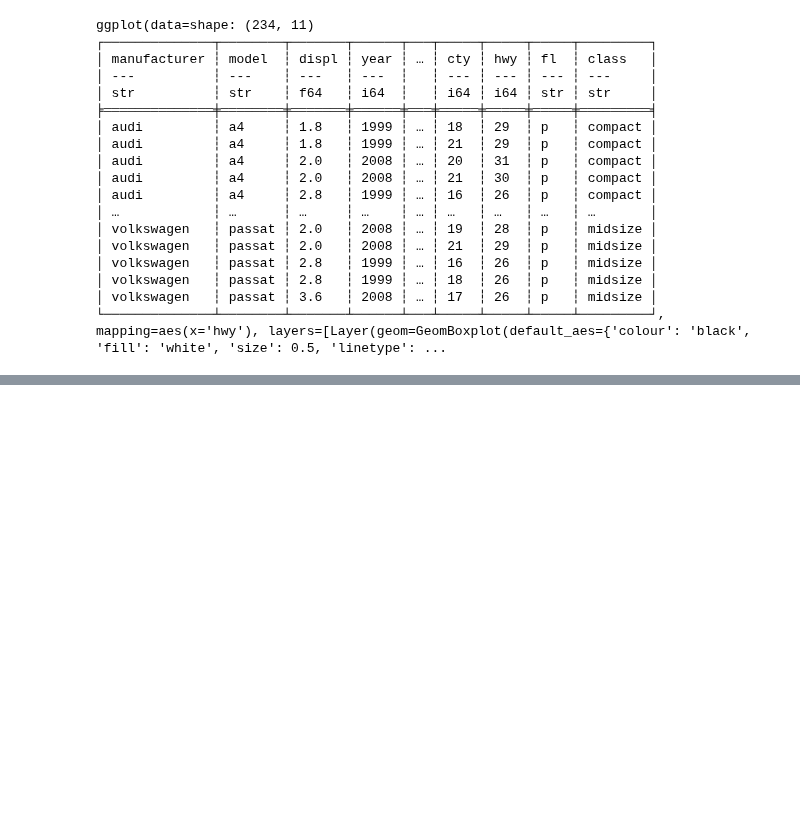
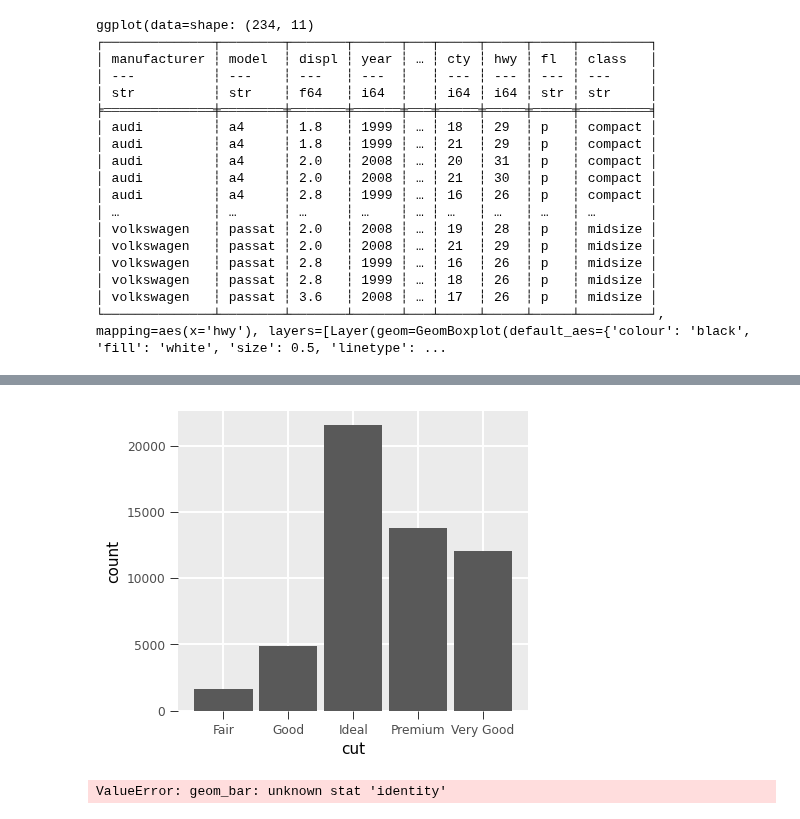
Before and after one commit to huangziwei/hea, a Jupyter notebook: example/books/dataframe.ipynb, the cells around one changed output, grey strips where cells are left out. Cells and saved outputs as stored; diff of their text form; code cells hidden in the pictures; blank space fills up the shorter version.

```diff
--- a/example/books/dataframe.ipynb
+++ b/example/books/dataframe.ipynb
@@ -1140,0 +1170,3 @@ ggplot(data=shape: (234, 11)
+# %%
+diamonds = hea.data("diamonds")
+diamonds
@@ -1140,0 +1188,8 @@ ggplot(data=shape: (234, 11)
+# %%
+diamonds.ggplot(x="cut").geom_bar()
+# %% [output]
+[figure, added]
+# %%
+diamonds.count("cut").ggplot(x="cut", y="n").geom_bar(stat="identity")
+# %% [output]
+ValueError: geom_bar: unknown stat 'identity'
```
Also changed, not shown: parts of 12 cells of this notebook, 3 other files.
